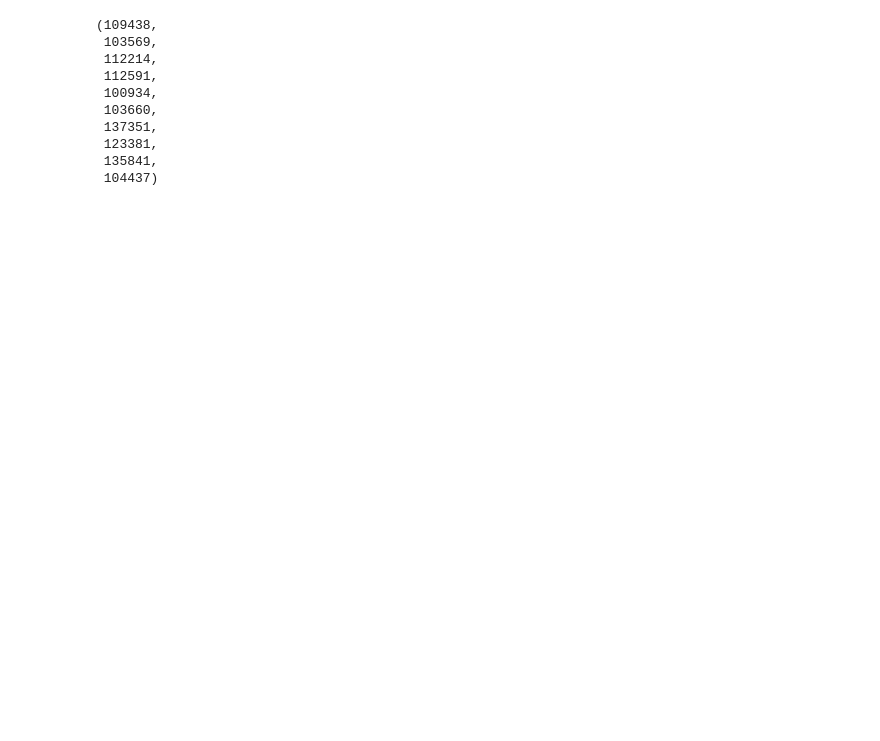
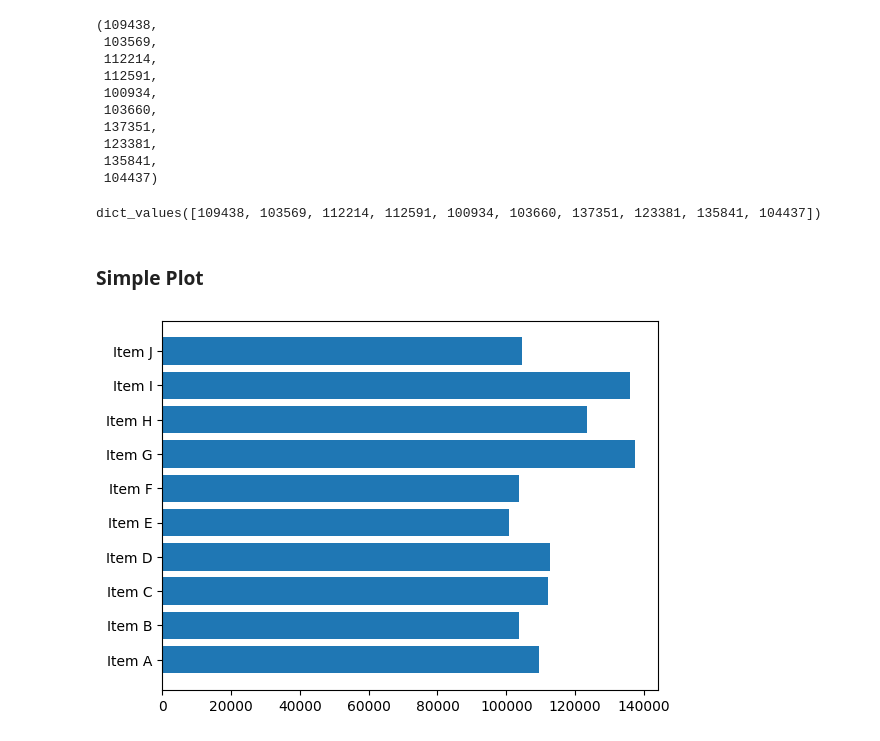
Before and after one commit to LatiefDataVisionary/matplotlib-with-indonesia-belajar, a Jupyter notebook: Matplotlib_16_|_Alur_Hidup_Plot_|_Plot_Lifecycle.ipynb, the cells around one changed output. Saved outputs shown, nothing was run; the diff lists cells and outputs as text; code cells hidden in the pictures; blank space fills up the shorter version.

Commit message:
Simple Plot

```diff
--- a/Matplotlib_16_|_Alur_Hidup_Plot_|_Plot_Lifecycle.ipynb
+++ b/Matplotlib_16_|_Alur_Hidup_Plot_|_Plot_Lifecycle.ipynb
@@ -69,3 +73,17 @@ count
  123381,
  135841,
  104437)
+# %%
+data.values()
+# %% [output]
+dict_values([109438, 103569, 112214, 112591, 100934, 103660, 137351, 123381, 135841, 104437])
+# %% [markdown]
+### **Simple Plot**
+# %%
+fig, ax = plt.subplots()
+
+ax.barh(items, count)
+
+plt.show()
+# %% [output]
+[figure, added]
```
Also changed, not shown: parts of 3 cells of this notebook.
